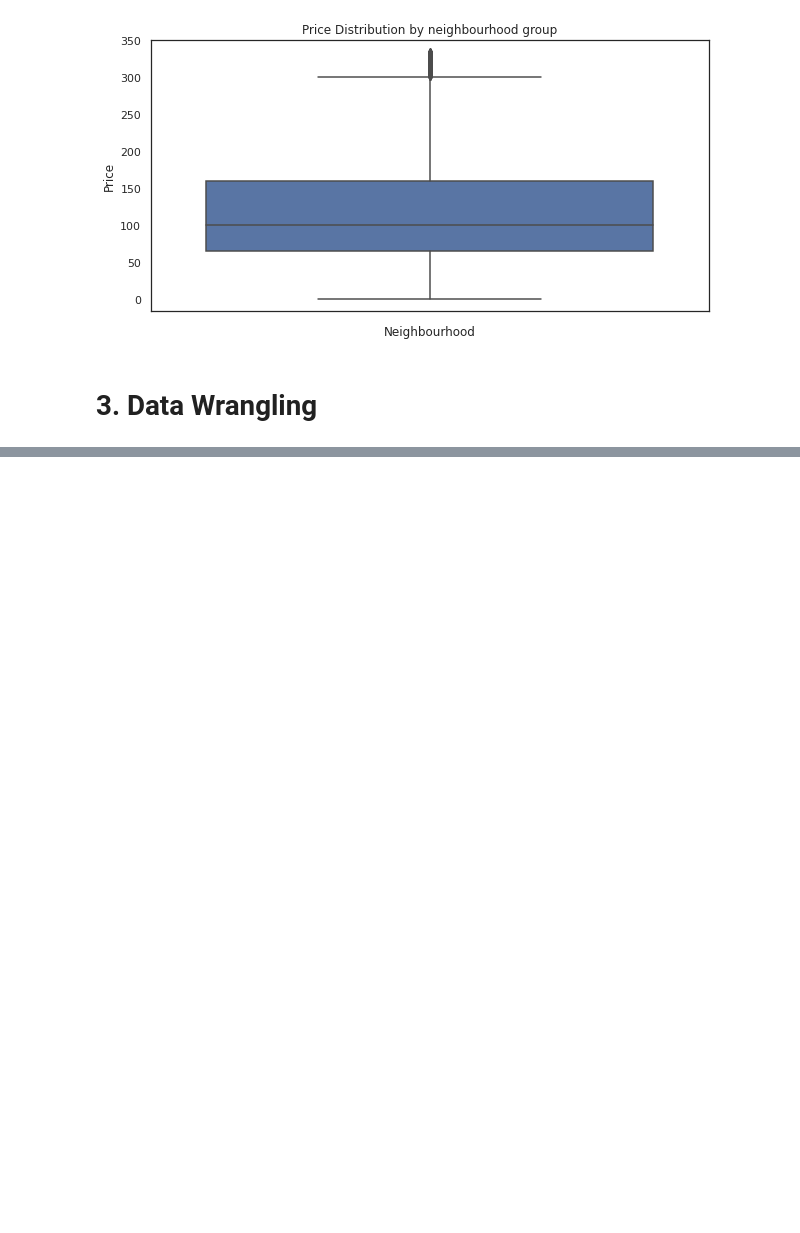
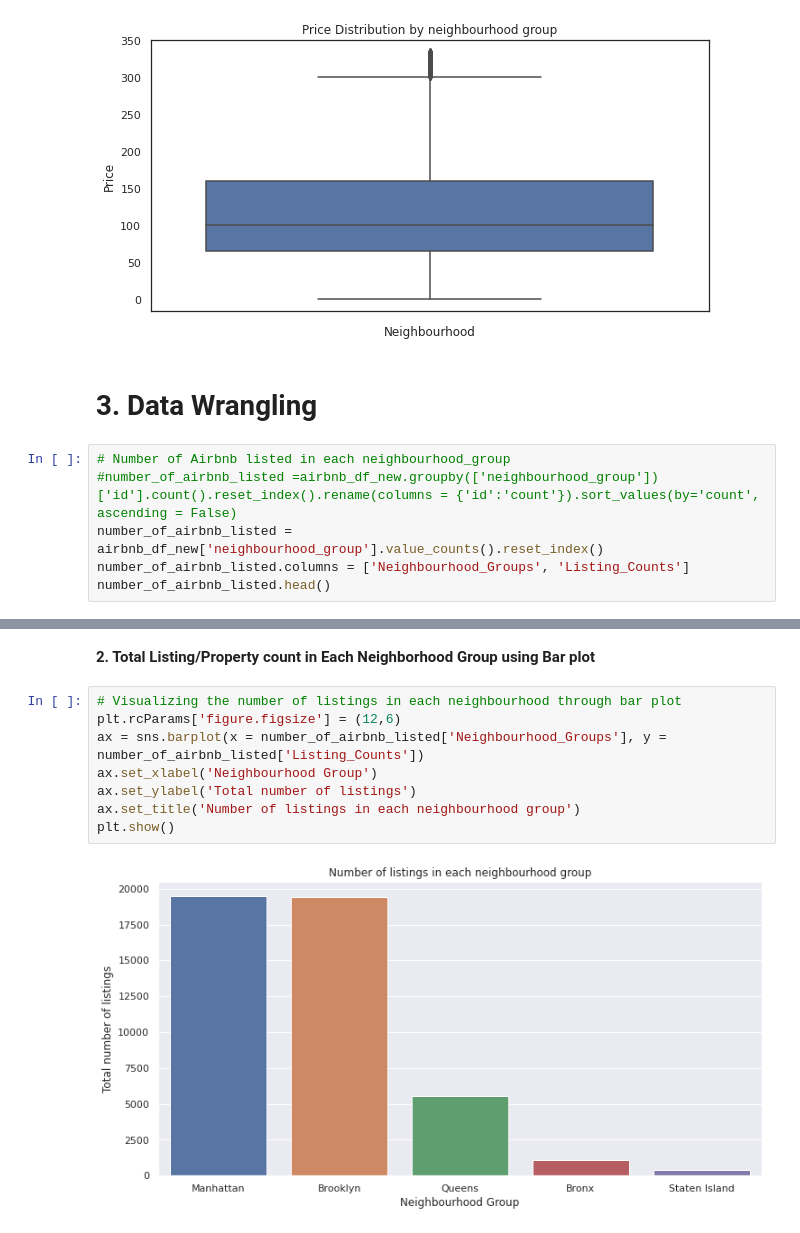
Before and after one commit to NANDINIKeremegaladhoddiShivalingaiah/Airbnb-Exploratory-Data-Analysis-EDA-, a Jupyter notebook: Airbnb_Exploratory_Data_Analysis.ipynb, the cells around one changed output, grey strips where cells are left out. Cells and saved outputs as stored; diff of their text form; blank space fills up the shorter version.

```diff
--- a/Airbnb_Exploratory_Data_Analysis.ipynb
+++ b/Airbnb_Exploratory_Data_Analysis.ipynb
@@ -385,3 +385,9 @@ plt.show()
 [figure]
 # %% [markdown]
 # **3. Data Wrangling**
+# %%
+# Number of Airbnb listed in each neighbourhood_group
+#number_of_airbnb_listed =airbnb_df_new.groupby(['neighbourhood_group'])['id'].count().reset_index().rename(columns = {'id':'count'}).sort_values(by='count', ascending = False)
+number_of_airbnb_listed = airbnb_df_new['neighbourhood_group'].value_counts().reset_index()
+number_of_airbnb_listed.columns = ['Neighbourhood_Groups', 'Listing_Counts']
+number_of_airbnb_listed.head()
@@ -387,0 +495,12 @@ plt.show()
+# %% [markdown]
+**2. Total Listing/Property count in Each Neighborhood Group using Bar plot**
+# %%
+# Visualizing the number of listings in each neighbourhood through bar plot
+plt.rcParams['figure.figsize'] = (12,6)
+ax = sns.barplot(x = number_of_airbnb_listed['Neighbourhood_Groups'], y = number_of_airbnb_listed['Listing_Counts'])
+ax.set_xlabel('Neighbourhood Group')
+ax.set_ylabel('Total number of listings')
+ax.set_title('Number of listings in each neighbourhood group')
+plt.show()
+# %% [output]
+[figure, added]
```
Also changed, not shown: parts of 25 cells of this notebook.
